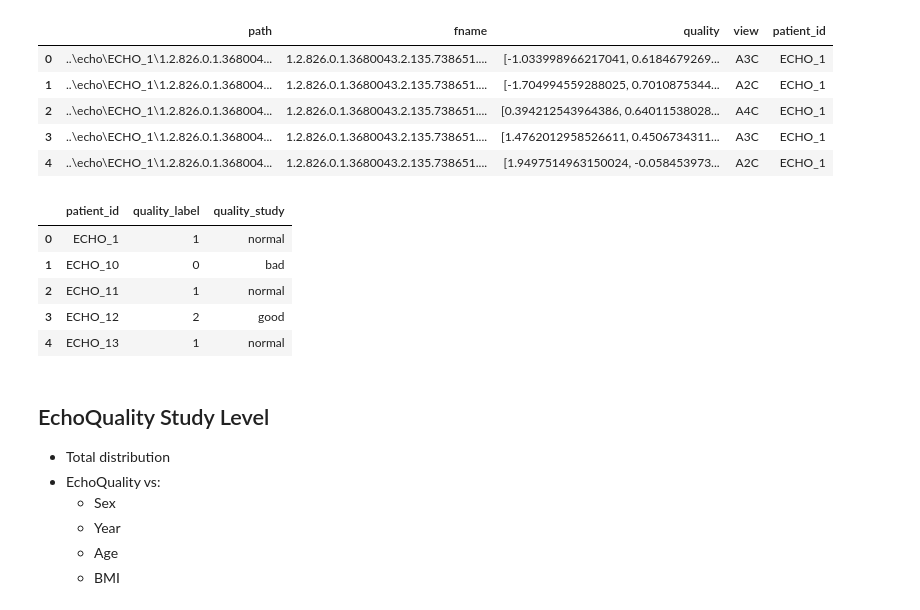
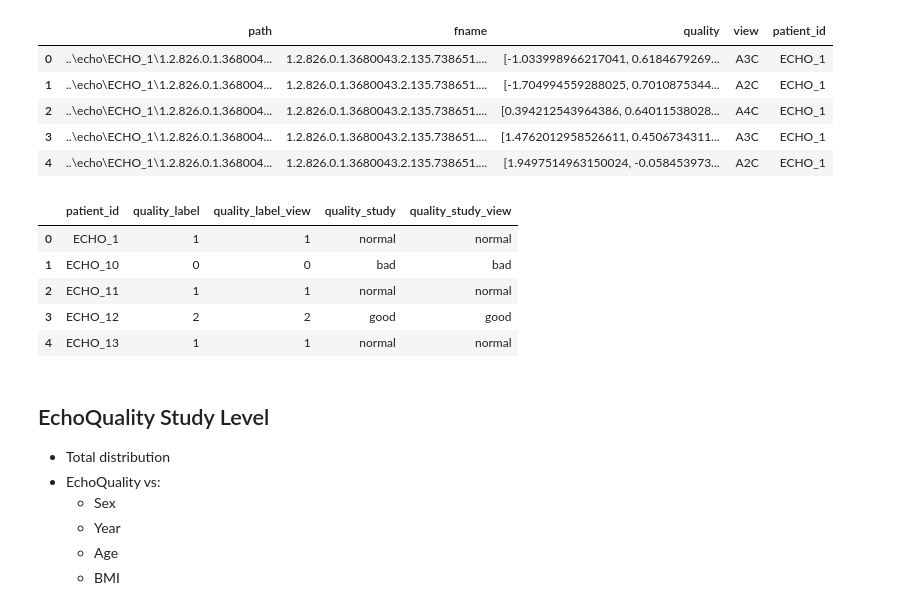
Before and after one commit to CardiovascularImagingVallHebron/EchoQuality, a Jupyter notebook: postprocess.ipynb, the cells around one changed output. Cells and saved outputs as stored; diff of their text form; code cells hidden in the pictures.

```diff
--- a/postprocess.ipynb
+++ b/postprocess.ipynb
@@ -58,39 +59,86 @@ def vote_quality(group):
     Vote quality at patient level:
     - bad vs (normal+good): if more bad -> bad, else continue
     - normal vs good: if more normal -> normal, else -> good
     """
     labels = group['quality_label'].values
 
     # Count each label
     bad_count = np.sum(labels == 0)
     normal_count = np.sum(labels == 1)
     good_count = np.sum(labels == 2)
 
     # First level: bad vs (normal+good)
     if bad_count > (normal_count + good_count):
         return 0  # bad
 
     # If normal+good is equal or more, distinguish between normal and good
     if normal_count > good_count:
         return 1  # normal
     else:  # good_count >= normal_count
         return 2  # good
 
 quality_patient = quality_videos.groupby('patient_id').apply(vote_quality).reset_index()
 quality_patient.columns = ['patient_id', 'quality_label']
 
 # Map numeric labels to quality names
 quality_map = {0: 'bad', 1: 'normal', 2: 'good'}
 quality_patient['quality_study'] = quality_patient['quality_label'].map(quality_map)
 
+
+# Voting at patient level
+def vote_quality(group):
+    """
+    Vote quality at patient level:
+    - bad vs (normal+good): if more bad -> bad, else continue
+    - normal vs good: if more normal -> normal, else -> good
+    """
+    labels = group['quality_label'].values
+
+    # Count each label
+    bad_count = np.sum(labels == 0)
+    normal_count = np.sum(labels == 1)
+    good_count = np.sum(labels == 2)
+
+    # First level: bad vs (normal+good)
+    if bad_count > (normal_count + good_count):
+        return 0  # bad
+
+    # If normal+good is equal or more, distinguish between normal and good
+    if normal_count > good_count:
+        return 1  # normal
+    else:  # good_count >= normal_count
+        return 2  # good
+
+quality_patient = quality_videos.groupby('patient_id').apply(vote_quality).reset_index()
+quality_patient.columns = ['patient_id', 'quality_label']
+
+# Best quality per distinct view, then vote across views using the same study criteria
+quality_view_max = (
+    quality_videos.groupby(['patient_id', 'view'])['quality_label']
+    .max()
+    .reset_index()
+)
+quality_patient_view = quality_view_max.groupby('patient_id').apply(vote_quality).reset_index()
+quality_patient_view.columns = ['patient_id', 'quality_label_view']
+quality_patient = quality_patient.merge(quality_patient_view, on='patient_id', how='left')
+
+# Map numeric labels to quality names
+quality_map = {0: 'bad', 1: 'normal', 2: 'good'}
+quality_patient['quality_study'] = quality_patient['quality_label'].map(quality_map)
+quality_patient['quality_study_view'] = quality_patient['quality_label_view'].map(quality_map)
+
+# Use the view-based study quality as the canonical study-level quality downstream
+quality_patient['quality_label'] = quality_patient['quality_label_view']
+quality_patient['quality_study'] = quality_patient['quality_study_view']
+
 quality_patient.head()
 # %% [output]
-|  | patient_id | quality_label | quality_study |
-| 0 | ECHO_1 | 1 | normal |
-| 1 | ECHO_10 | 0 | bad |
-| 2 | ECHO_11 | 1 | normal |
-| 3 | ECHO_12 | 2 | good |
-| 4 | ECHO_13 | 1 | normal |
+|  | patient_id | quality_label | quality_label_view | quality_study | quality_study_view |
+| 0 | ECHO_1 | 1 | 1 | normal | normal |
+| 1 | ECHO_10 | 0 | 0 | bad | bad |
+| 2 | ECHO_11 | 1 | 1 | normal | normal |
+| 3 | ECHO_12 | 2 | 2 | good | good |
+| 4 | ECHO_13 | 1 | 1 | normal | normal |
 # %% [markdown]
 ## EchoQuality Study Level
 - Total distribution
```
Also changed, not shown: parts of 10 cells of this notebook, 4 other files.
